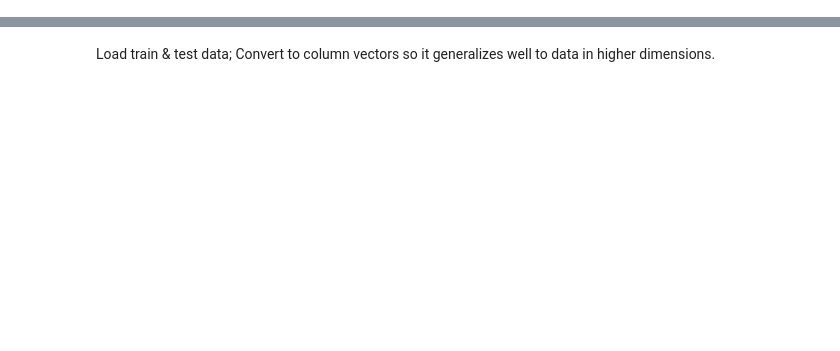
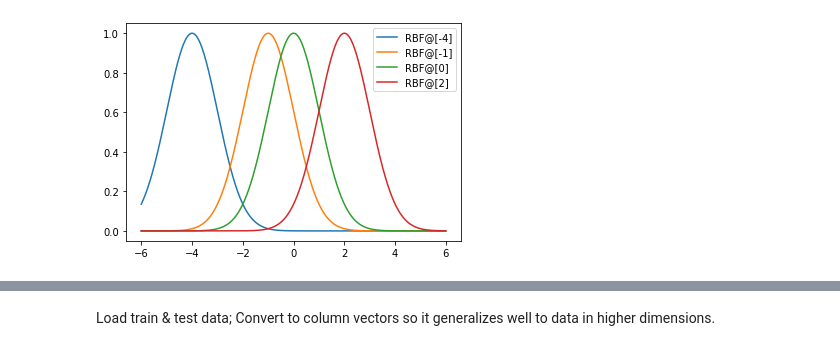
Before and after one commit to shenxiangzhuang/nyu-ml-course-ds-ga-1003, a Jupyter notebook: [3.8]Hw4/Answers/hwk4-skeleton-code.ipynb, the cells around one changed output, grey strips where cells are left out. Saved outputs shown, nothing was run; the diff lists cells and outputs as text; code cells hidden in the pictures; blank space fills up the shorter version.

```diff
--- a/[3.8]Hw4/Answers/hwk4-skeleton-code.ipynb
+++ b/[3.8]Hw4/Answers/hwk4-skeleton-code.ipynb
@@ -61,3 +81,13 @@ plt.show()
+# %%
+# RBF kernel
+y = RBF_kernel(prototypes, xpts, 1)
+for i in range(len(prototypes)):
+    label = "RBF@"+str(prototypes[i,:])
+    plt.plot(xpts, y[i,:], label=label)
+plt.legend(loc = 'best')
+plt.show()
+# %% [output]
+[figure, added]
 # %%
 class Kernel_Machine(object):
     def __init__(self, kernel, prototype_points, weights):
```
Also changed, not shown: parts of 27 cells of this notebook, 1 other file.
